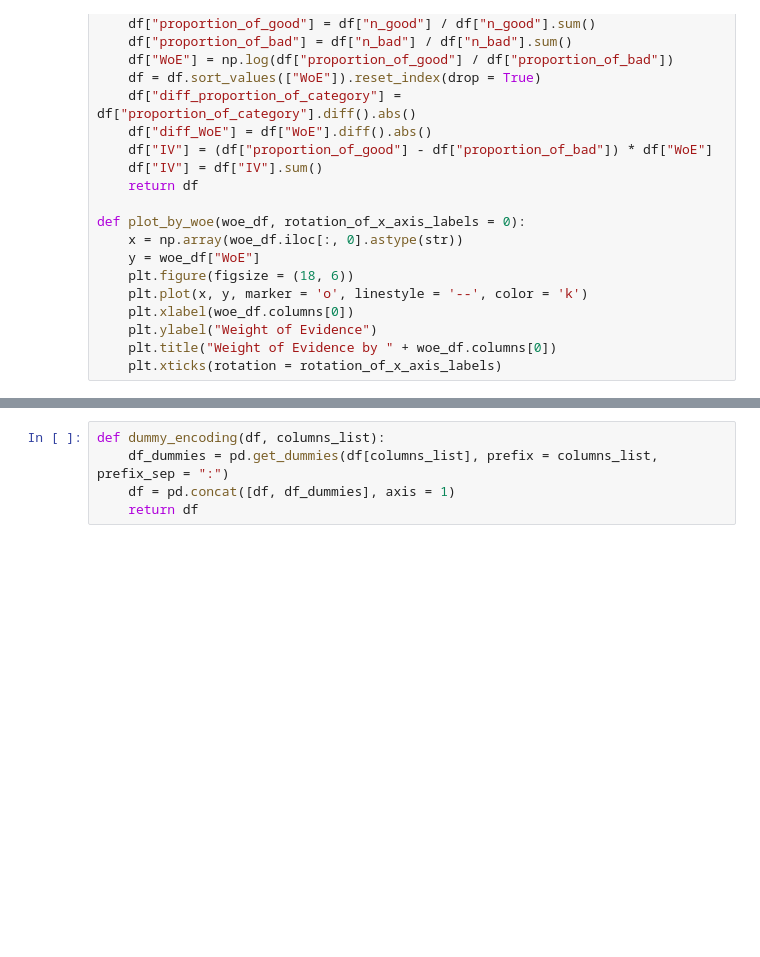
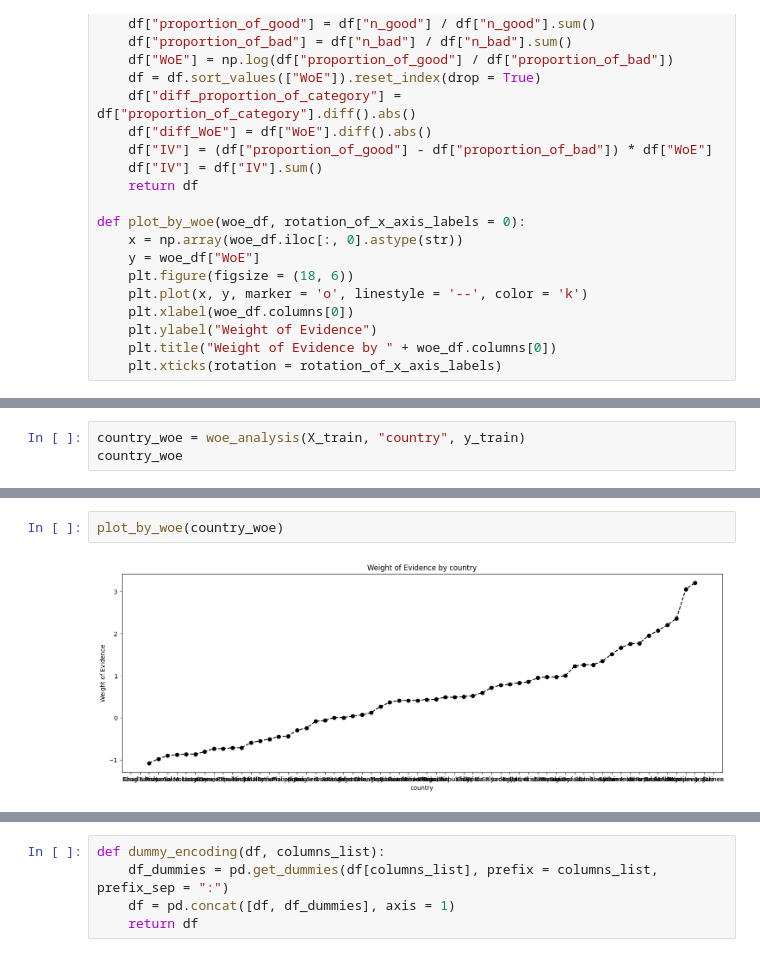
Before and after one commit to hardefarogonondo/IBRD-credit-scorecard-predictive-engine, a Jupyter notebook: notebooks/3_feature_engineering/feature_engineering.ipynb, the cells around one changed output, grey strips where cells are left out. Cells and saved outputs as stored; diff of their text form; blank space fills up the shorter version.

```diff
--- a/notebooks/3_feature_engineering/feature_engineering.ipynb
+++ b/notebooks/3_feature_engineering/feature_engineering.ipynb
@@ -241,0 +402,3 @@ X_test_woe.head()
+# %%
+country_woe = woe_analysis(X_train, "country", y_train)
+country_woe
@@ -241,0 +423,4 @@ X_test_woe.head()
+# %%
+plot_by_woe(country_woe)
+# %% [output]
+[figure, added]
```
Also changed, not shown: parts of 94 cells of this notebook.
